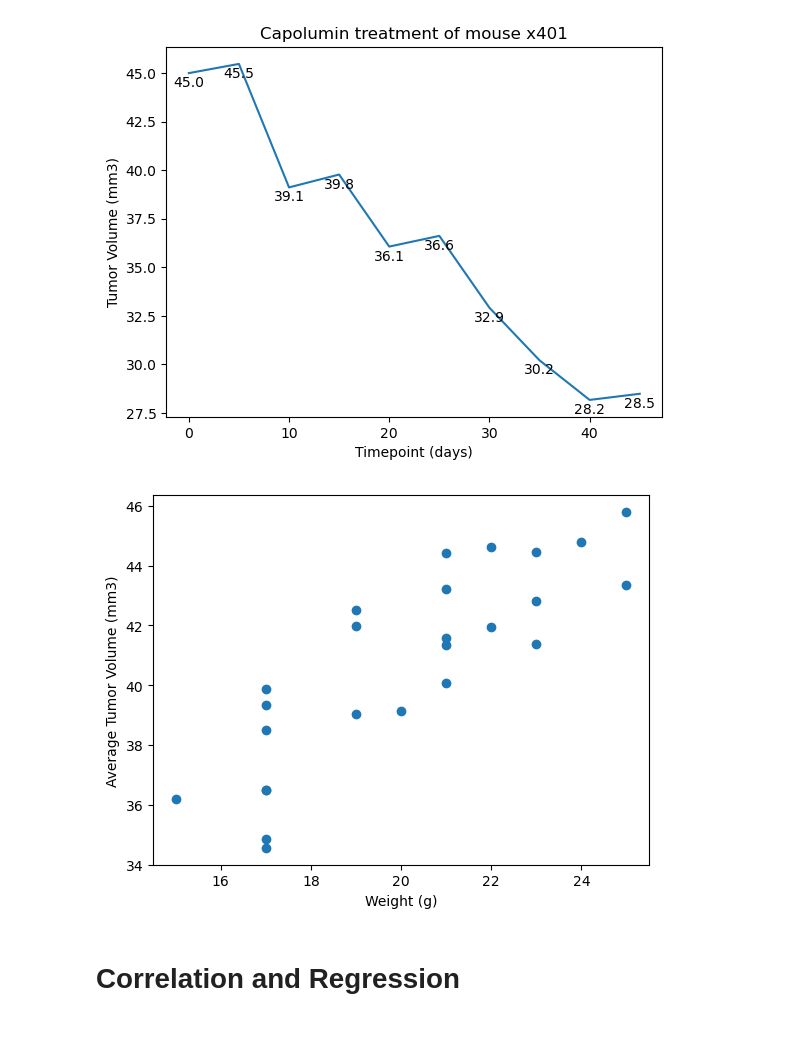
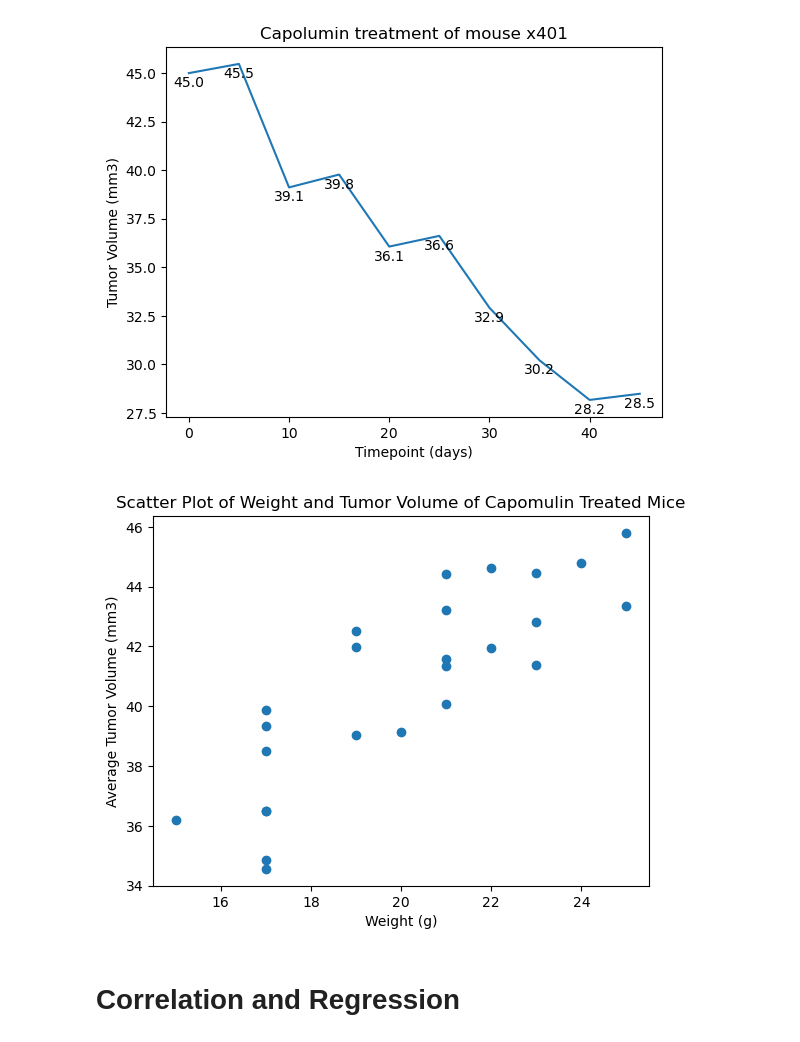
Before and after one commit to RicardoLunaS/Data_visualization, a Jupyter notebook: pymaceuticals.ipynb, the cells around one changed output. Drawn from its saved outputs; the diff is of its cells as text; code cells hidden in the pictures.

```diff
--- a/pymaceuticals.ipynb
+++ b/pymaceuticals.ipynb
@@ -374,22 +374,23 @@ plt.show()
 # %%
 # Generate a scatter plot of mouse weight vs. the average observed tumor volume for the entire Capomulin regimen
 
 ## Prepare data for scatter plot
 data_scatter = clean_complete.loc[clean_complete["Drug Regimen"] == "Capomulin",["Weight (g)","Tumor Volume (mm3)", "Mouse ID"]]
 data_scatter_avg = data_scatter.groupby(["Mouse ID", "Weight (g)"])["Tumor Volume (mm3)"].mean().reset_index()
 
 data_scatter_avg.head(40)
 
 x = data_scatter_avg["Weight (g)"]
 y = data_scatter_avg["Tumor Volume (mm3)"]
 
 ## Generate scatter plot
 plt.scatter(x, y)
+plt.title("Scatter Plot of Weight and Tumor Volume of Capomulin Treated Mice")
 plt.xlabel("Weight (g)")
 plt.ylabel("Average Tumor Volume (mm3)")
 plt.show()
 # %% [output]
-[figure, old version]
+[figure, new version]
 # %% [markdown]
 # Correlation and Regression
 # %%
```
Also changed, not shown: parts of 1 cell of this notebook.
